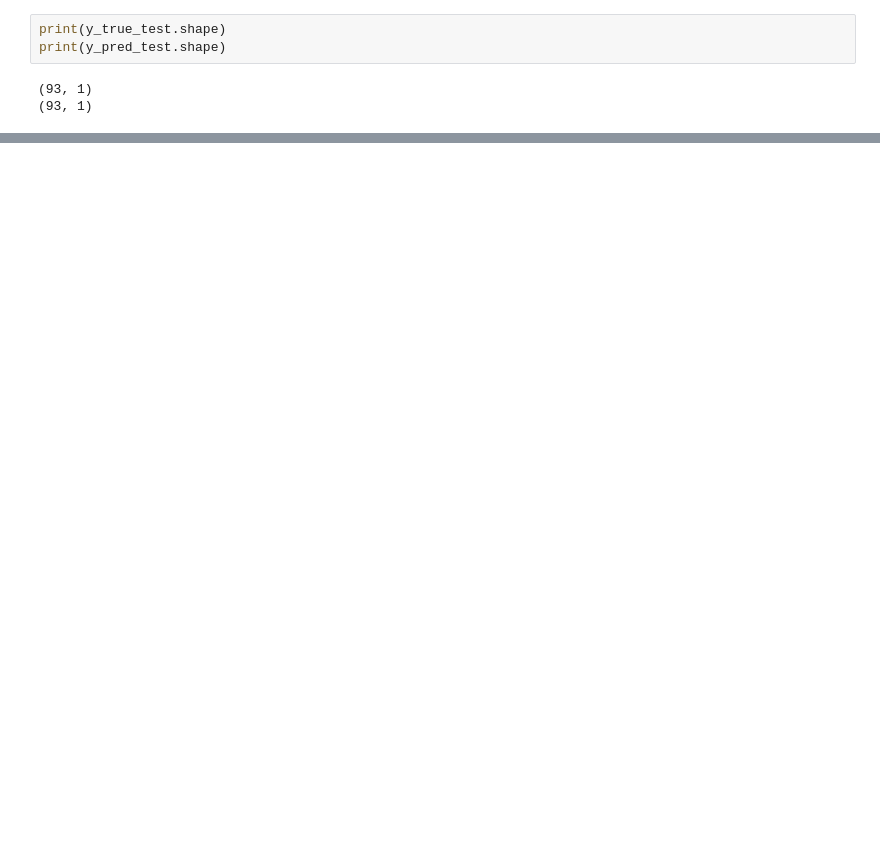
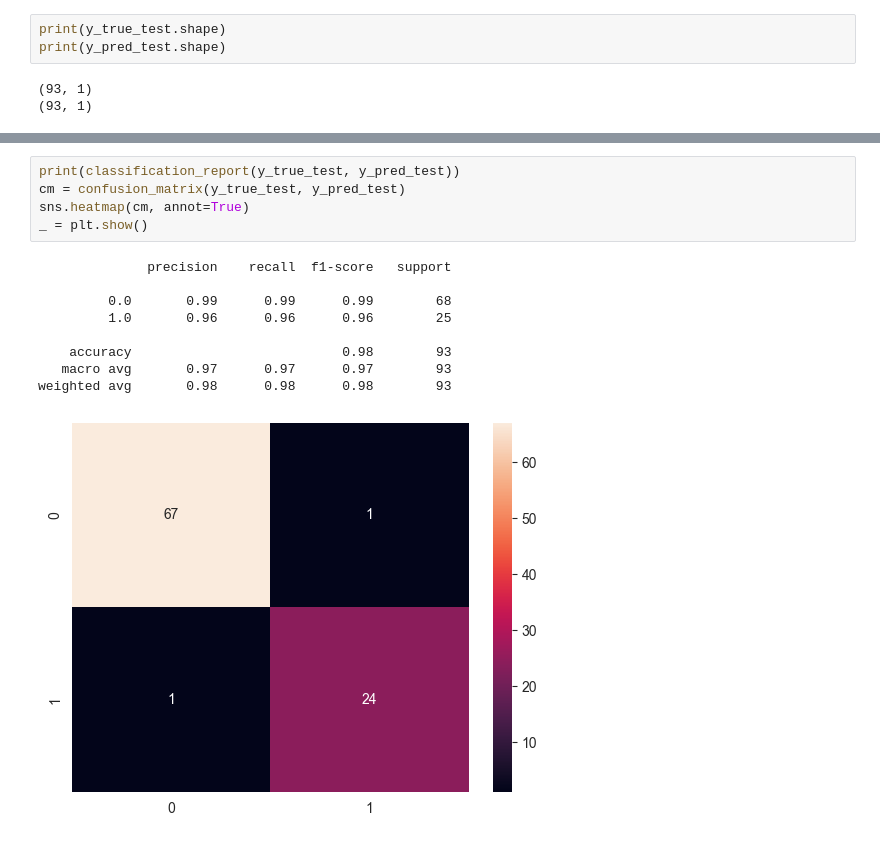
Before and after one commit to FuseII/intelligent_systems, a Jupyter notebook: lab_13_16/RNN_LSTM_GRU.ipynb, the cells around one changed output, grey strips where cells are left out. Saved outputs shown, nothing was run; the diff lists cells and outputs as text; blank space fills up the shorter version.

```diff
--- a/lab_13_16/RNN_LSTM_GRU.ipynb
+++ b/lab_13_16/RNN_LSTM_GRU.ipynb
@@ -516,3 +544,18 @@ array([[66,  2],
+# %%
+print(classification_report(y_true_test, y_pred_test))
+cm = confusion_matrix(y_true_test, y_pred_test)
+sns.heatmap(cm, annot=True)
+_ = plt.show()
+# %% [output]
+              precision    recall  f1-score   support
+
+         0.0       0.99      0.99      0.99        68
+         1.0       0.96      0.96      0.96        25
+
+    accuracy                           0.98        93
+   macro avg       0.97      0.97      0.97        93
+weighted avg       0.98      0.98      0.98        93
+[figure, added]
 # %%
 # compute precision and recall
 precision_test = precision_score(y_true_test, y_pred_test)
```
Also changed, not shown: parts of 33 cells of this notebook, 2 other files.
